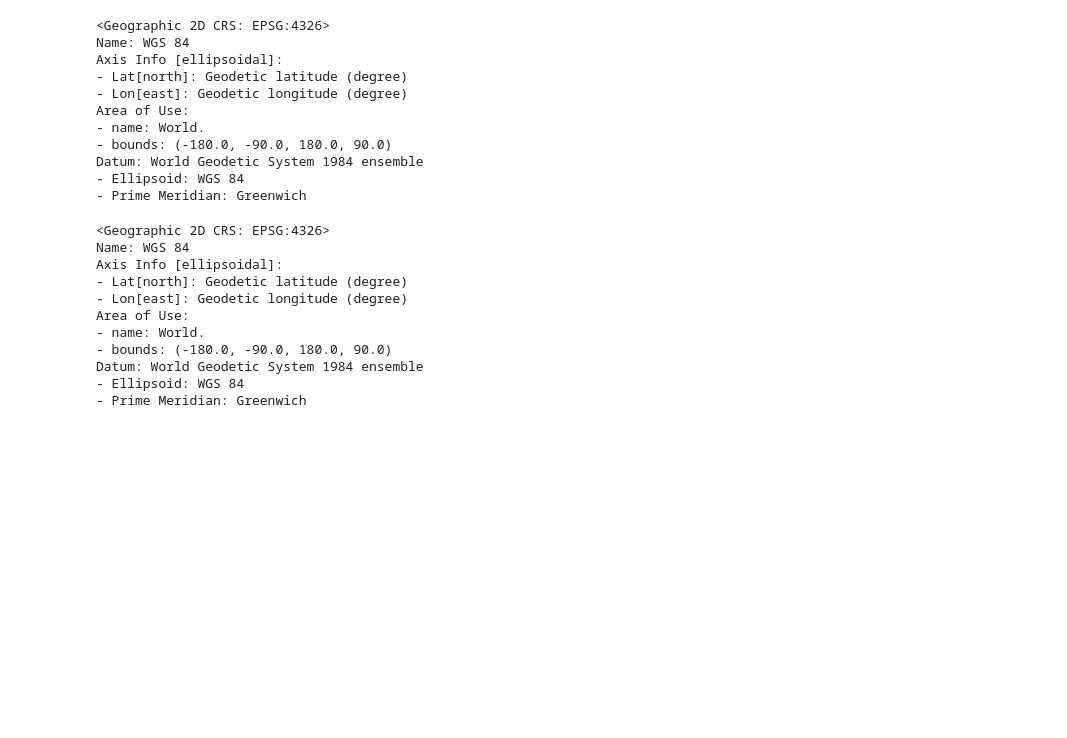
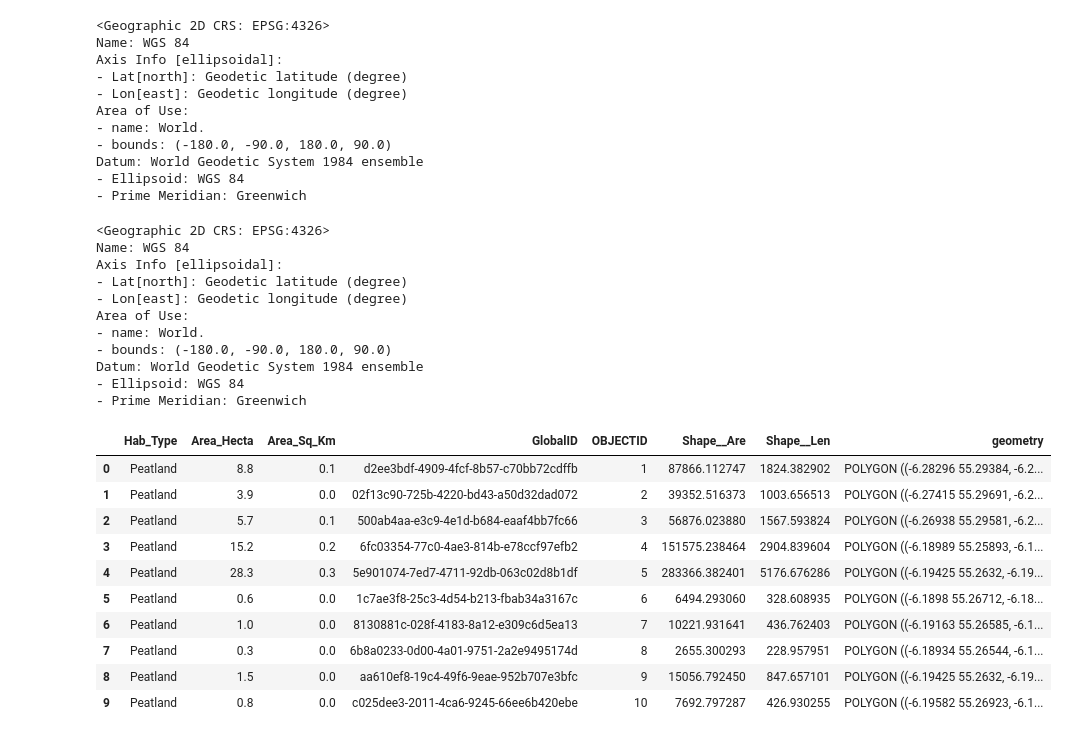
Before and after one commit to Elwin435/assignment, a Jupyter notebook: assignment/Peatland Protection Map.ipynb, the cells around one changed output. Cells and saved outputs as stored; diff of their text form; code cells hidden in the pictures; blank space fills up the shorter version.

```diff
--- a/assignment/Peatland Protection Map.ipynb
+++ b/assignment/Peatland Protection Map.ipynb
@@ -93,0 +98,14 @@ Datum: World Geodetic System 1984 ensemble
+# %%
+peat.head(10)
+# %% [output]
+|  | Hab_Type | Area_Hecta | Area_Sq_Km | GlobalID | OBJECTID | Shape__Are | Shape__Len | geometry |
+| 0 | Peatland | 8.8 | 0.1 | d2ee3bdf-4909-4fcf-8b57-c70bb72cdffb | 1 | 87866.112747 | 1824.382902 | POLYGON ((-6.28296 55.29384, -6.2... |
+| 1 | Peatland | 3.9 | 0.0 | 02f13c90-725b-4220-bd43-a50d32dad072 | 2 | 39352.516373 | 1003.656513 | POLYGON ((-6.27415 55.29691, -6.2... |
+| 2 | Peatland | 5.7 | 0.1 | 500ab4aa-e3c9-4e1d-b684-eaaf4bb7fc66 | 3 | 56876.023880 | 1567.593824 | POLYGON ((-6.26938 55.29581, -6.2... |
+| 3 | Peatland | 15.2 | 0.2 | 6fc03354-77c0-4ae3-814b-e78ccf97efb2 | 4 | 151575.238464 | 2904.839604 | POLYGON ((-6.18989 55.25893, -6.1... |
+| 4 | Peatland | 28.3 | 0.3 | 5e901074-7ed7-4711-92db-063c02d8b1df | 5 | 283366.382401 | 5176.676286 | POLYGON ((-6.19425 55.2632, -6.19... |
+| 5 | Peatland | 0.6 | 0.0 | 1c7ae3f8-25c3-4d54-b213-fbab34a3167c | 6 | 6494.293060 | 328.608935 | POLYGON ((-6.1898 55.26712, -6.18... |
+| 6 | Peatland | 1.0 | 0.0 | 8130881c-028f-4183-8a12-e309c6d5ea13 | 7 | 10221.931641 | 436.762403 | POLYGON ((-6.19163 55.26585, -6.1... |
+| 7 | Peatland | 0.3 | 0.0 | 6b8a0233-0d00-4a01-9751-2a2e9495174d | 8 | 2655.300293 | 228.957951 | POLYGON ((-6.18934 55.26544, -6.1... |
+| 8 | Peatland | 1.5 | 0.0 | aa610ef8-19c4-49f6-9eae-952b707e3bfc | 9 | 15056.792450 | 847.657101 | POLYGON ((-6.19425 55.2632, -6.19... |
+| 9 | Peatland | 0.8 | 0.0 | c025dee3-2011-4ca6-9245-66ee6b420ebe | 10 | 7692.797287 | 426.930255 | POLYGON ((-6.19582 55.26923, -6.1... |
```
Also changed, not shown: parts of 9 cells of this notebook.
